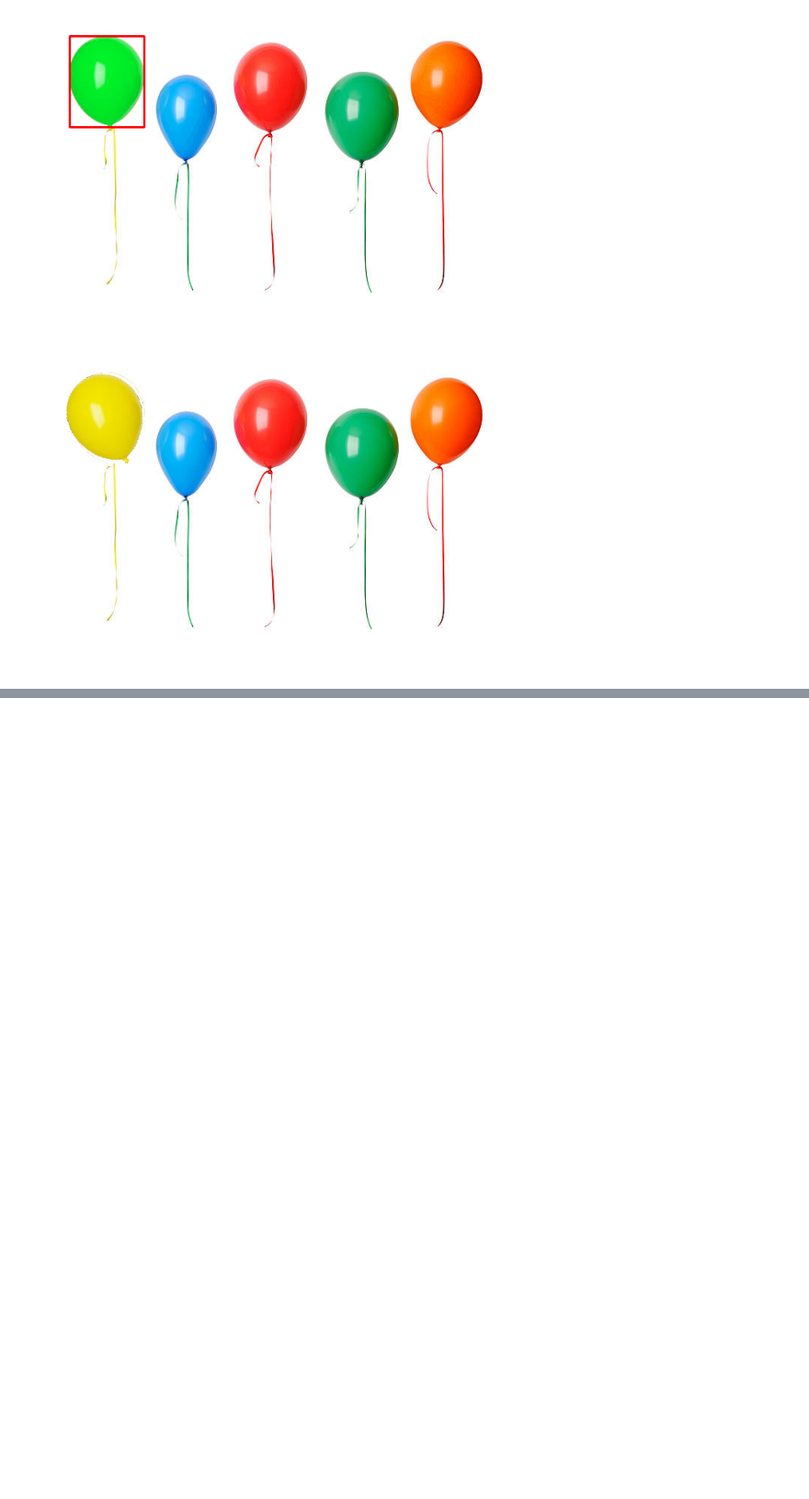
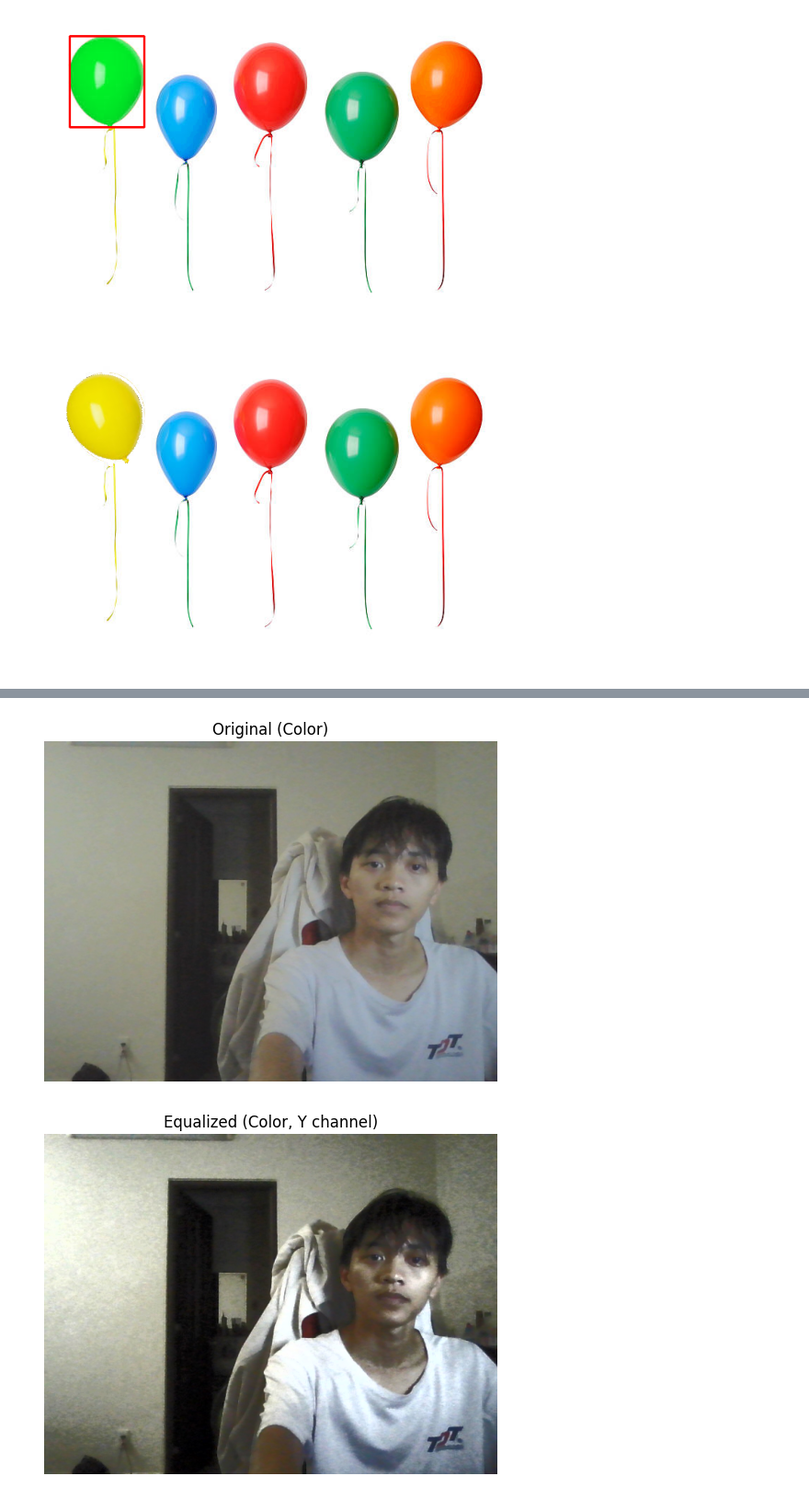
Before and after one commit to vanha2301/TDTU, a Jupyter notebook: HK1-2025-2026/Digital-Image-Processing/Practice/Lab2/52400185.ipynb, the cells around one changed output, grey strips where cells are left out. Shown at 92% size. Drawn from its saved outputs; the diff is of its cells as text; code cells hidden in the pictures; blank space fills up the shorter version.

```diff
--- a/HK1-2025-2026/Digital-Image-Processing/Practice/Lab2/52400185.ipynb
+++ b/HK1-2025-2026/Digital-Image-Processing/Practice/Lab2/52400185.ipynb
@@ -477,0 +526,40 @@ plt.imshow(cv2.cvtColor(result, cv2.COLOR_BGR2RGB)); plt.axis("off"); plt.show()
+# %%
+import cv2
+import numpy as np
+import matplotlib.pyplot as plt
+
+# Nếu đã có `img` từ câu 8 thì bỏ phần đọc file này
+# img = cv2.imread("face_original.png")
+
+# ===== A) Global HE cho ảnh GRAYSCALE =====
+gray = cv2.cvtColor(img, cv2.COLOR_BGR2GRAY)
+gray_eq = cv2.equalizeHist(gray)           # chỉ dùng cho ảnh 8-bit 1 kênh
+
+# ===== B) Global HE cho ảnh MÀU (trên kênh Y của YCrCb) =====
+ycrcb = cv2.cvtColor(img, cv2.COLOR_BGR2YCrCb)
+y, cr, cb = cv2.split(ycrcb)
+y_eq = cv2.equalizeHist(y)                  # equalize kênh độ sáng
+img_eq = cv2.cvtColor(cv2.merge([y_eq, cr, cb]), cv2.COLOR_YCrCb2BGR)
+
+# Lưu kết quả
+cv2.imwrite("face_gray.png", gray)
+cv2.imwrite("face_gray_equalized.png", gray_eq)
+cv2.imwrite("face_contrast_equalized_color.png", img_eq)
+
+# ===== In/hiển thị 2 bức ảnh (Original vs Equalized) =====
+# OpenCV GUI:
+cv2.imshow("Original (Color)", img)
+cv2.imshow("Equalized (Color, Y channel)", img_eq)
+# (tuỳ thích) xem cặp grayscale:
+# cv2.imshow("Gray", gray)
+# cv2.imshow("Gray Equalized", gray_eq)
+cv2.waitKey(0)
+cv2.destroyAllWindows()
+
+
+plt.figure(); plt.imshow(cv2.cvtColor(img, cv2.COLOR_BGR2RGB)); plt.axis("off"); plt.title("Original (Color)")
+plt.figure(); plt.imshow(cv2.cvtColor(img_eq, cv2.COLOR_BGR2RGB)); plt.axis("off"); plt.title("Equalized (Color, Y channel)")
+plt.show()
+# %% [output]
+[figure, added]
+[figure, added]
```
Also changed, not shown: parts of 4 cells of this notebook, 16 other files.
